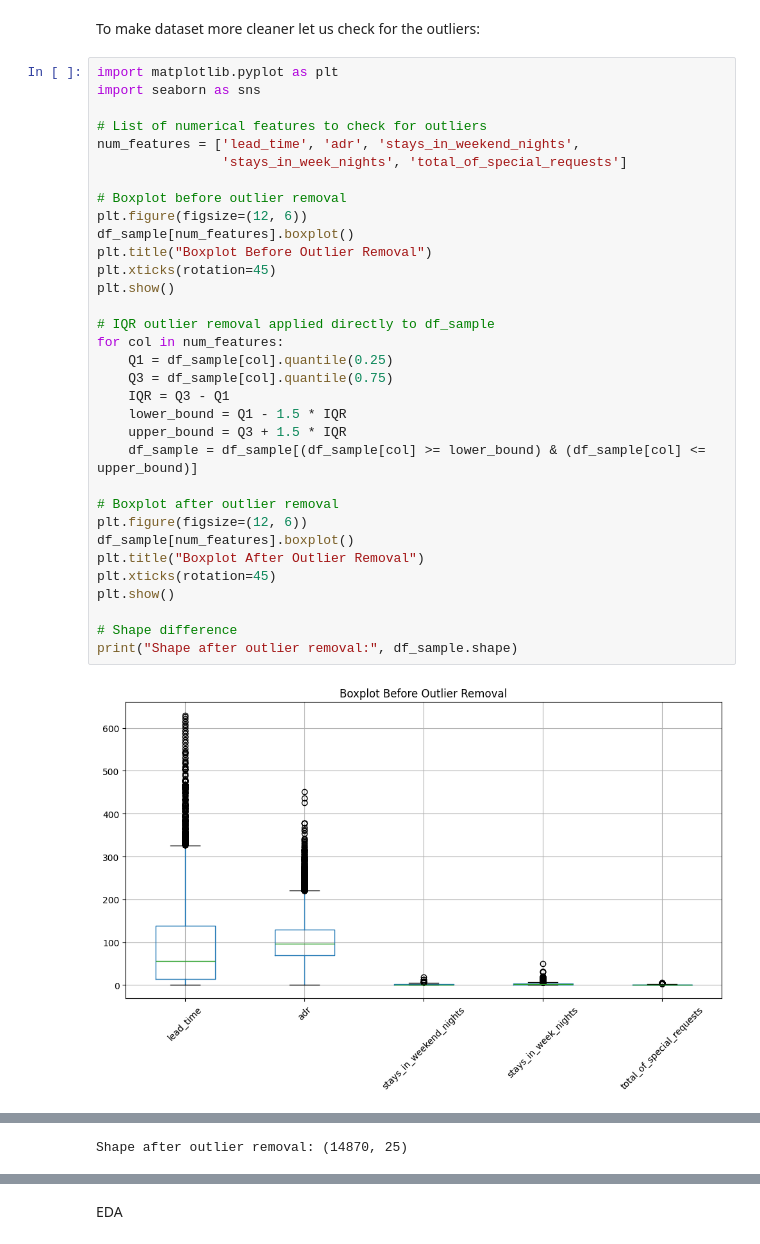
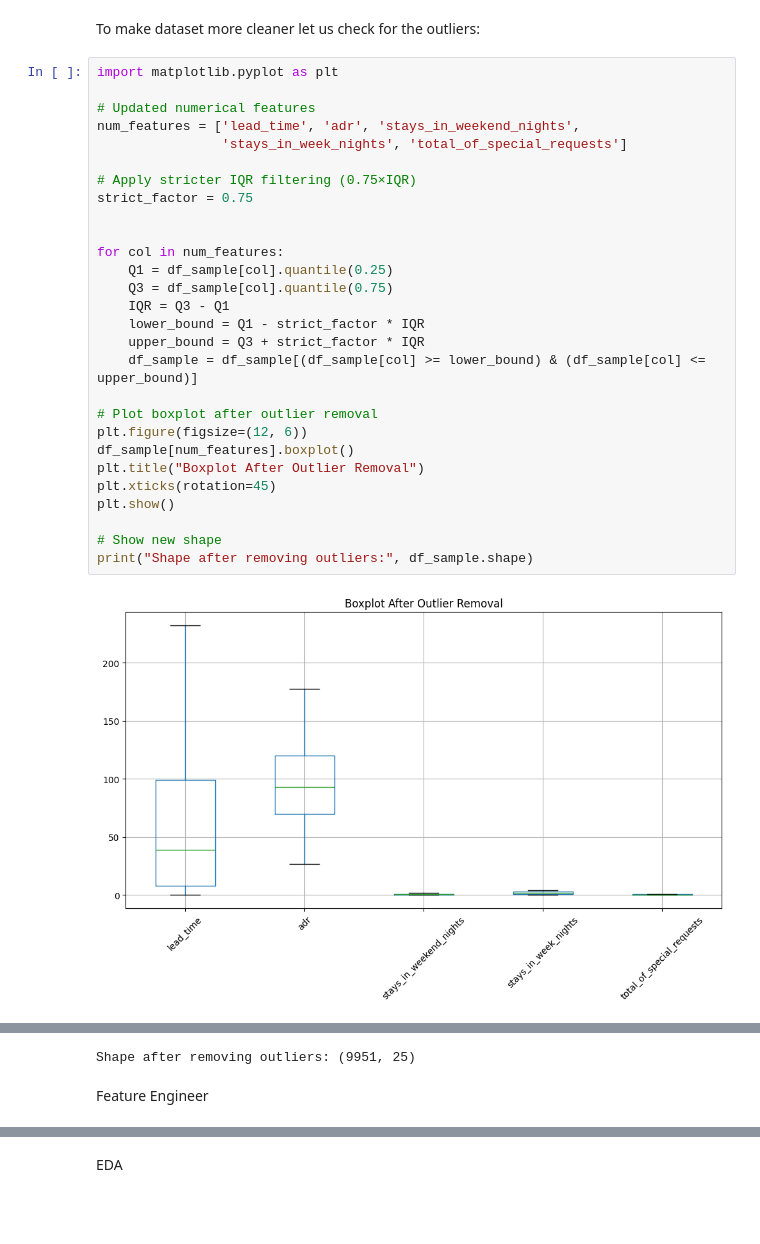
Before and after one commit to Shubhamk0703/Final-Project-23017935-, a Jupyter notebook: CODE_for_small_data(23017935).ipynb, the cells around one changed output, grey strips where cells are left out. Cells and saved outputs as stored; diff of their text form; blank space fills up the shorter version.

```diff
--- a/CODE_for_small_data(23017935).ipynb
+++ b/CODE_for_small_data(23017935).ipynb
@@ -228,36 +228,31 @@ df_sample.shape
 To make dataset more cleaner let us check for the outliers:
 # %%
 import matplotlib.pyplot as plt
-import seaborn as sns
 
-# List of numerical features to check for outliers
+# Updated numerical features
 num_features = ['lead_time', 'adr', 'stays_in_weekend_nights',
                 'stays_in_week_nights', 'total_of_special_requests']
 
-# Boxplot before outlier removal
-plt.figure(figsize=(12, 6))
-df_sample[num_features].boxplot()
-plt.title("Boxplot Before Outlier Removal")
-plt.xticks(rotation=45)
-plt.show()
+# Apply stricter IQR filtering (0.75×IQR)
+strict_factor = 0.75
 
-# IQR outlier removal applied directly to df_sample
+
 for col in num_features:
     Q1 = df_sample[col].quantile(0.25)
     Q3 = df_sample[col].quantile(0.75)
     IQR = Q3 - Q1
-    lower_bound = Q1 - 1.5 * IQR
-    upper_bound = Q3 + 1.5 * IQR
+    lower_bound = Q1 - strict_factor * IQR
+    upper_bound = Q3 + strict_factor * IQR
     df_sample = df_sample[(df_sample[col] >= lower_bound) & (df_sample[col] <= upper_bound)]
 
-# Boxplot after outlier removal
+# Plot boxplot after outlier removal
 plt.figure(figsize=(12, 6))
 df_sample[num_features].boxplot()
 plt.title("Boxplot After Outlier Removal")
 plt.xticks(rotation=45)
 plt.show()
 
-# Shape difference
-print("Shape after outlier removal:", df_sample.shape)
+# Show new shape
+print("Shape after removing outliers:", df_sample.shape)
 # %% [output]
-[figure, old version]
+[figure, new version]
@@ -265 +259,3 @@ print("Shape after outlier removal:", df_sample.shape)
-Shape after outlier removal: (14870, 25)
+Shape after removing outliers: (9951, 25)
+# %% [markdown]
+Feature Engineer
```
Also changed, not shown: parts of 34 cells of this notebook.
